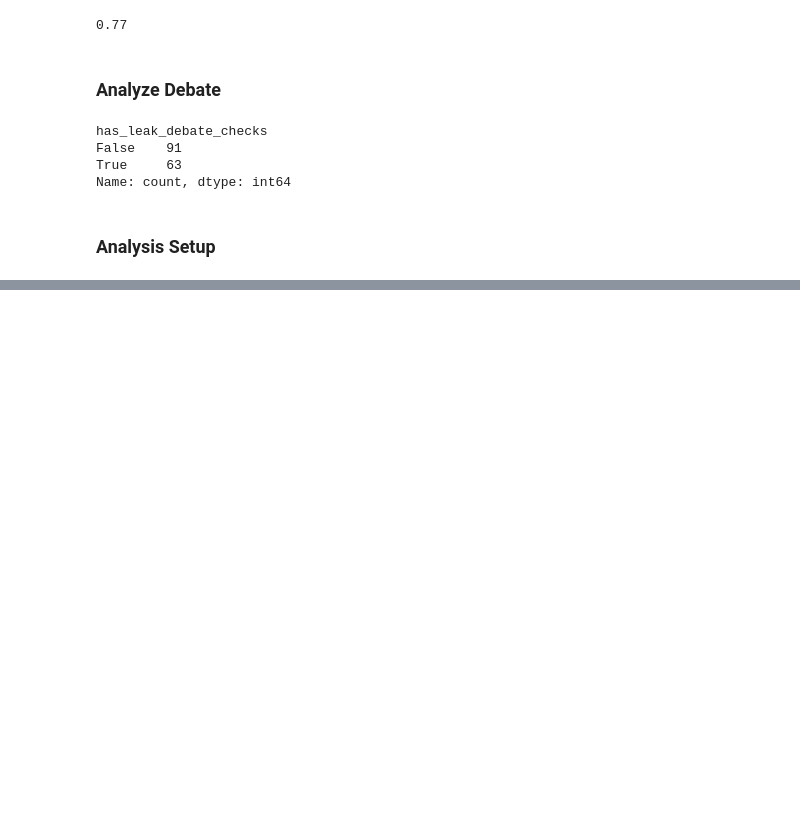
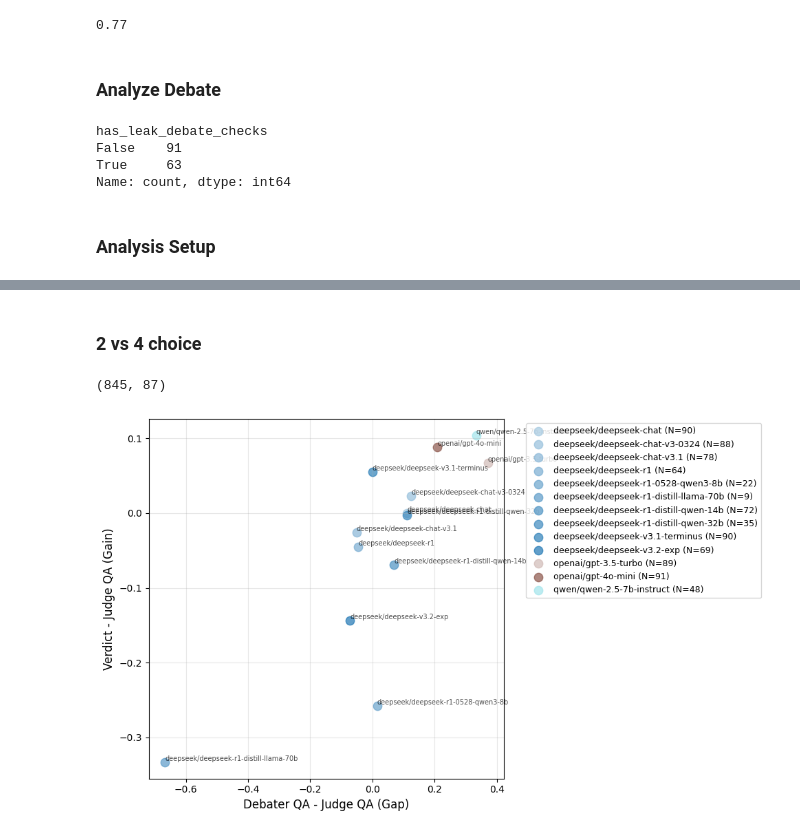
Before and after one commit to joshlevy89/llm_judge_debate_NEW, a Jupyter notebook: analysis/analysis_gpqa_deepseek.ipynb, the cells around one changed output, grey strips where cells are left out. Saved outputs shown, nothing was run; the diff lists cells and outputs as text; code cells hidden in the pictures; blank space fills up the shorter version.

Commit message:
Code is working. Just wrapped the deepseek 4 choice experiment; deltas not large enough

```diff
--- a/analysis/analysis_gpqa_deepseek.ipynb
+++ b/analysis/analysis_gpqa_deepseek.ipynb
@@ -54,0 +40,34 @@ all_df = all_df.merge(checks_df, left_on=['debate_run_id_verdicts', 'record_id_v
+# %% [markdown]
+### 2 vs 4 choice
+# %%
+# verdict_ids_2_choice_gpqa =  None
+verdict_ids_4_choice_gpqa =  ['sobqzs5', 'patmaoz', 'k3g3ru8', '6ar2b9m', 'dxs53tg', 'svgtpf8', 'kzyf7dh', 'y0jfaa0', 'gkl2mac', 'ylbtlv5', '2fogyso', 'a8vpm61', 'hz1iymo']
+
+verdicts_df = all_df[all_df['verdict_run_id_verdicts'].isin(verdict_ids_4_choice_gpqa)]
+# verdicts_df = all_df[all_df['verdict_run_id_verdicts'].isin(verdict_ids_2_choice_gpqa + verdict_ids_4_choice_gpqa)] # TODO
+
+# optionally, only keep records that don't have a leak
+verdicts_df = verdicts_df[verdicts_df['has_leak_debate_checks'] == False]
+
+# optionally, only keep recordsthat appear in both 2 and 4 choice
+# verdicts_df = verdicts_df[verdicts_df.groupby(['config_judge_model_verdicts', 'question_idx_debates']).transform('size')==2].reset_index(drop=True)
+# optionally, only keep records (questions) that appear in every run (or adjust to >= tot_runs - x to make more lenient)
+# tot_runs = len(verdict_ids_2_choice_gpqa + verdict_ids_4_choice_gpqa)
+# verdicts_df = verdicts_df[verdicts_df.groupby(['question_idx_debates']).transform('size') >= tot_runs-5].reset_index(drop=True)  #
+
+# df_2_choice_gpqa = verdicts_df[verdicts_df['verdict_run_id_verdicts'].isin(verdict_ids_2_choice_gpqa)]
+df_4_choice_gpqa = verdicts_df[verdicts_df['verdict_run_id_verdicts'].isin(verdict_ids_4_choice_gpqa)]
+
+# acc_2_choice_gpqa = aggregate_by_fields(df_2_choice_gpqa, ['config_judge_model_verdicts'])
+acc_4_choice_gpqa = aggregate_by_fields(df_4_choice_gpqa, ['config_judge_model_verdicts'])
+
+print(df_4_choice_gpqa.shape)
+# print(df_2_choice_gpqa.shape, df_4_choice_gpqa.shape)
+# %% [output]
+(845, 87)
+# %%
+results_df = acc_4_choice_gpqa
+# results_df = results_df[results_df['n_total'] > 45]
+plot_gain_scatter(results_df, n_choices=4, over='gap') # or over=judge_qa
+# %% [output]
+[figure, added]
```
Also changed, not shown: parts of 1 cell of this notebook, 2 other files.
